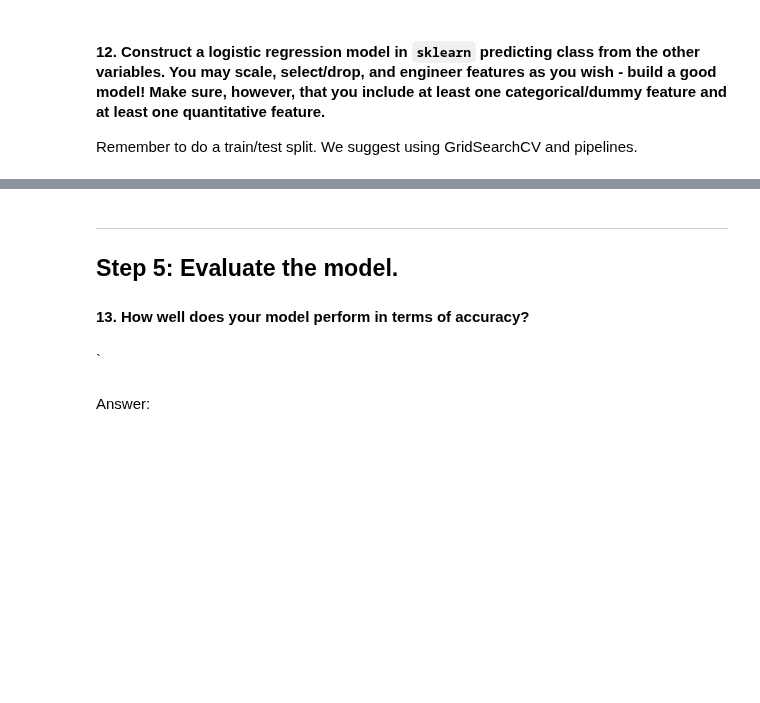
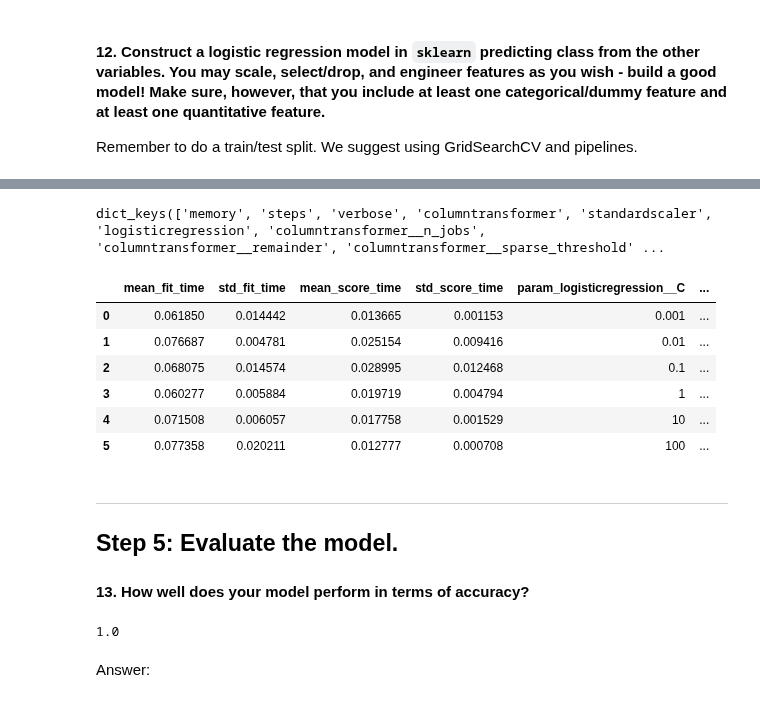
Before and after one commit to pezpet/general-assembly, a Jupyter notebook: labs/4.02-lab-classification-evaluation-master/starter-code-andres.ipynb, the cells around one changed output, grey strips where cells are left out. Drawn from its saved outputs; the diff is of its cells as text; code cells hidden in the pictures; blank space fills up the shorter version.

```diff
--- a/labs/4.02-lab-classification-evaluation-master/starter-code-andres.ipynb
+++ b/labs/4.02-lab-classification-evaluation-master/starter-code-andres.ipynb
@@ -156,11 +227,49 @@ Remember to do a train/test split. We suggest using GridSearchCV and pipelines.
+# %%
+# Create a column transformer to handle features with 'object' dtype
+ct = make_column_transformer(
+    (OneHotEncoder(), make_column_selector(dtype_include=object)),
+    remainder='passthrough',
+    verbose_feature_names_out=False
+)
+# %%
+pipe = make_pipeline(
+    ct,
+    StandardScaler(),
+    LogisticRegression()
+)
+# %%
+pipe.get_params().keys()
+# %% [output]
+dict_keys(['memory', 'steps', 'verbose', 'columntransformer', 'standardscaler', 'logisticregression', 'columntransformer__n_jobs', 'columntransformer__remainder', 'columntransformer__sparse_threshold' ...
+# %%
+params = {
+    'logisticregression__C': [.001, .01, .1, 1, 10, 100],
+    'logisticregression__max_iter': [10_000],
+    'logisticregression__n_jobs': [-1]
+}
+# %%
+gs = GridSearchCV(pipe, params, n_jobs=-1)
+# %%
+gs.fit(X_train, y_train)
+pd.DataFrame(gs.cv_results_)
+# %% [output]
+|  | mean_fit_time | std_fit_time | mean_score_time | std_score_time | param_logisticregression__C | ... |
+| 0 | 0.061850 | 0.014442 | 0.013665 | 0.001153 | 0.001 | ... |
+| 1 | 0.076687 | 0.004781 | 0.025154 | 0.009416 | 0.01 | ... |
+| 2 | 0.068075 | 0.014574 | 0.028995 | 0.012468 | 0.1 | ... |
+| 3 | 0.060277 | 0.005884 | 0.019719 | 0.004794 | 1 | ... |
+| 4 | 0.071508 | 0.006057 | 0.017758 | 0.001529 | 10 | ... |
+| 5 | 0.077358 | 0.020211 | 0.012777 | 0.000708 | 100 | ... |
 # %% [markdown]
 ---
 
 ## Step 5: Evaluate the model.
 
 #### 13. How well does your model perform in terms of accuracy?
-# %% [markdown]
-`
+# %%
+gs.score(X_test, y_test)
+# %% [output]
+1.0
 # %% [markdown]
 Answer:
 # %% [markdown]
```
Also changed, not shown: parts of 27 cells of this notebook, 1 other file.
